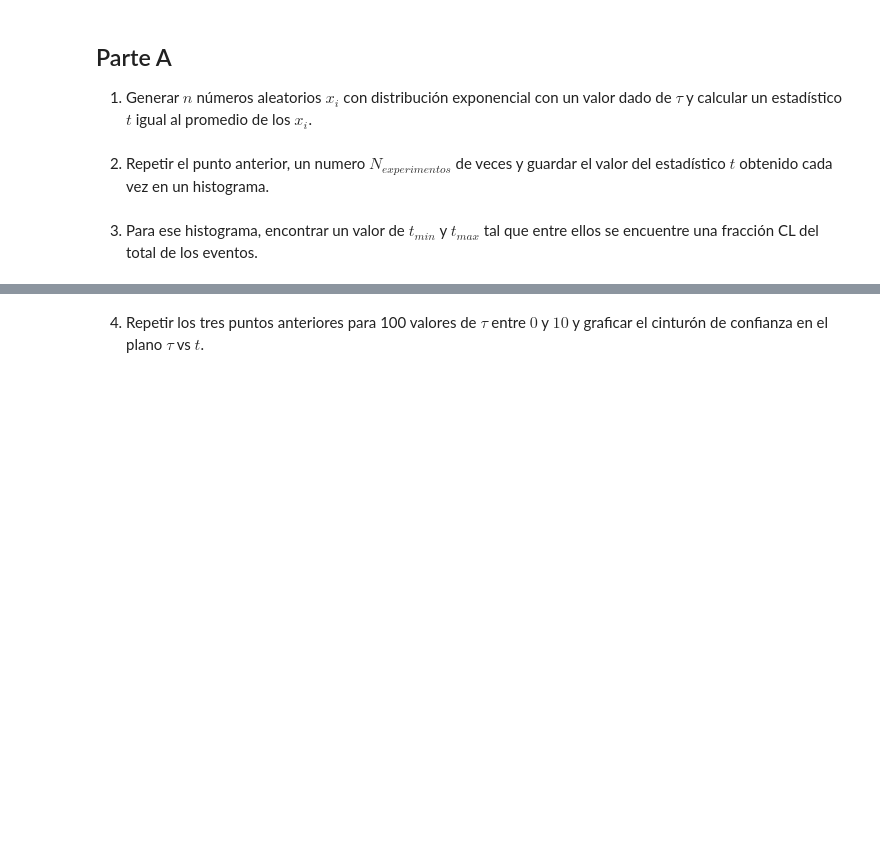
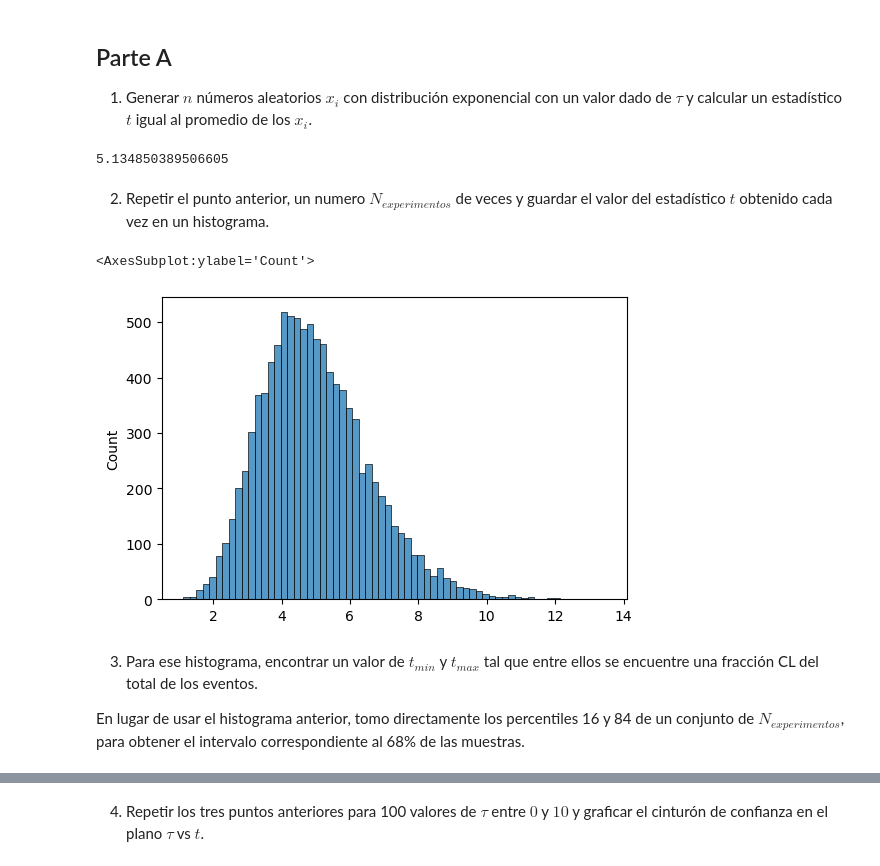
Before and after one commit to maurosilber/mefe2, a Jupyter notebook: cinturon_de_confianza.ipynb, the cells around one changed output, grey strips where cells are left out. Drawn from its saved outputs; the diff is of its cells as text; code cells hidden in the pictures; blank space fills up the shorter version.

Commit message:
Cinturon de confianza para la exponencial

```diff
--- a/cinturon_de_confianza.ipynb
+++ b/cinturon_de_confianza.ipynb
@@ -1,11 +1,62 @@
 # %% [markdown]
 # Herramienta para la construcción de cinturones de confianza frecuentista
+# %%
+import matplotlib.pyplot as plt
+import numpy as np
+import pandas as pd
+import scipy.stats as st
+import seaborn
+import tqdm
+
+tqdm.tqdm.pandas()
+
+plt.rc("figure", dpi=100)
+np.random.seed(42)
 # %% [markdown]
 
 ## Parte A
 
 1. Generar $n$ números aleatorios $x_i$ con distribución exponencial con un valor dado de $\tau$ y calcular un estadístico $t$ igual al promedio de los $x_i$.
+# %%
+def statistic_sample(
+    statistic: callable,
+    distribution: st.rv_continuous,
+    *,
+    n_samples: int,
+) -> float:
+    """Calcula el dado estadístico sobre un conjunto de muestras de una dada distribución.
+
+    Parameters
+    ----------
+    statistic : callable
+        Función que toma un np.ndarray y devuelve un escalar.
+    distribution : st.rv_continuous
+        Distribución de donde se toman las muestras.
+    n_samples : int
+        Cantidad de muestras a tomar.
+
+    Returns
+    -------
+    float
+        Valor del estadistico.
+    """
+    samples = distribution.rvs(size=n_samples)
+    return statistic(samples)
+
+
+statistic_sample(statistic=np.mean, distribution=st.expon(scale=5), n_samples=10)
+# %% [output]
+5.134850389506605
 # %% [markdown]
 2. Repetir el punto anterior, un numero $N_{experimentos}$ de veces y guardar el valor del estadístico $t$ obtenido cada vez en un histograma.
+# %%
+seaborn.histplot(
+    [statistic_sample(np.mean, st.expon(scale=5), n_samples=10) for _ in range(10_000)]
+)
+# %% [output]
+<AxesSubplot:ylabel='Count'>
+[figure, added]
 # %% [markdown]
 3. Para ese histograma, encontrar un valor de $t_{min}$ y $t_{max}$ tal que entre ellos se encuentre una fracción CL del total de los eventos.
+
+En lugar de usar el histograma anterior, tomo directamente los percentiles 16 y 84 de un conjunto de $N_{experimentos}$, para obtener el intervalo correspondiente al 68% de las muestras.
```
Also changed, not shown: parts of 29 cells of this notebook, 1 other file.
